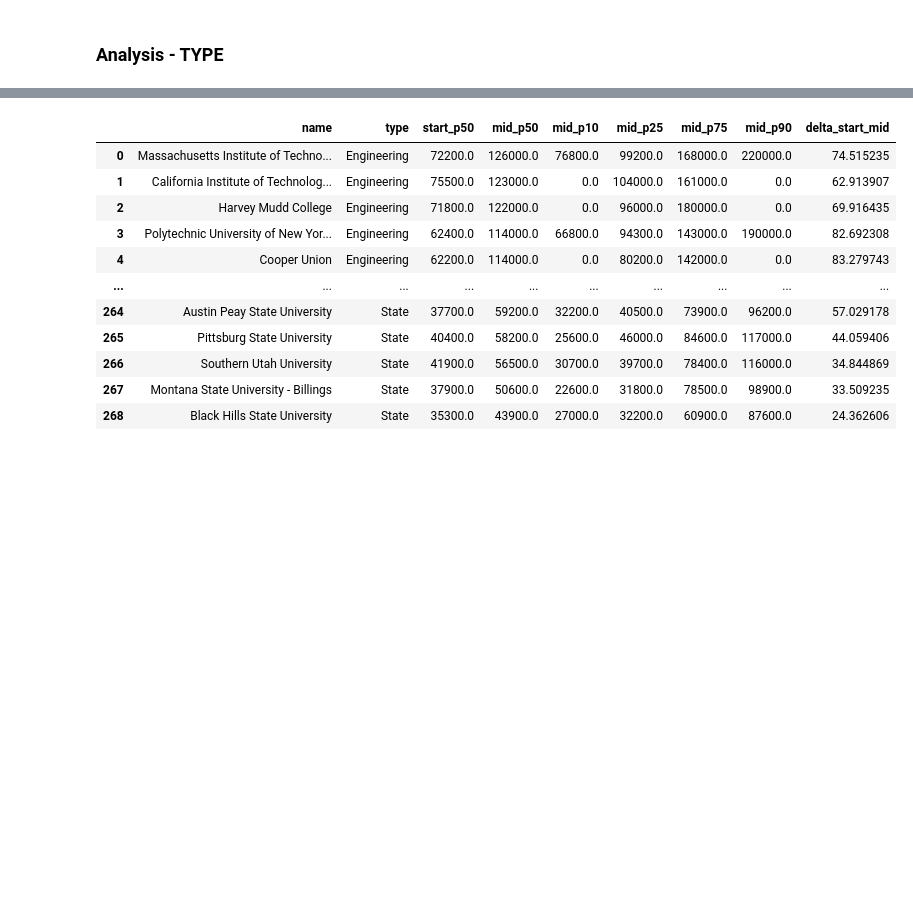
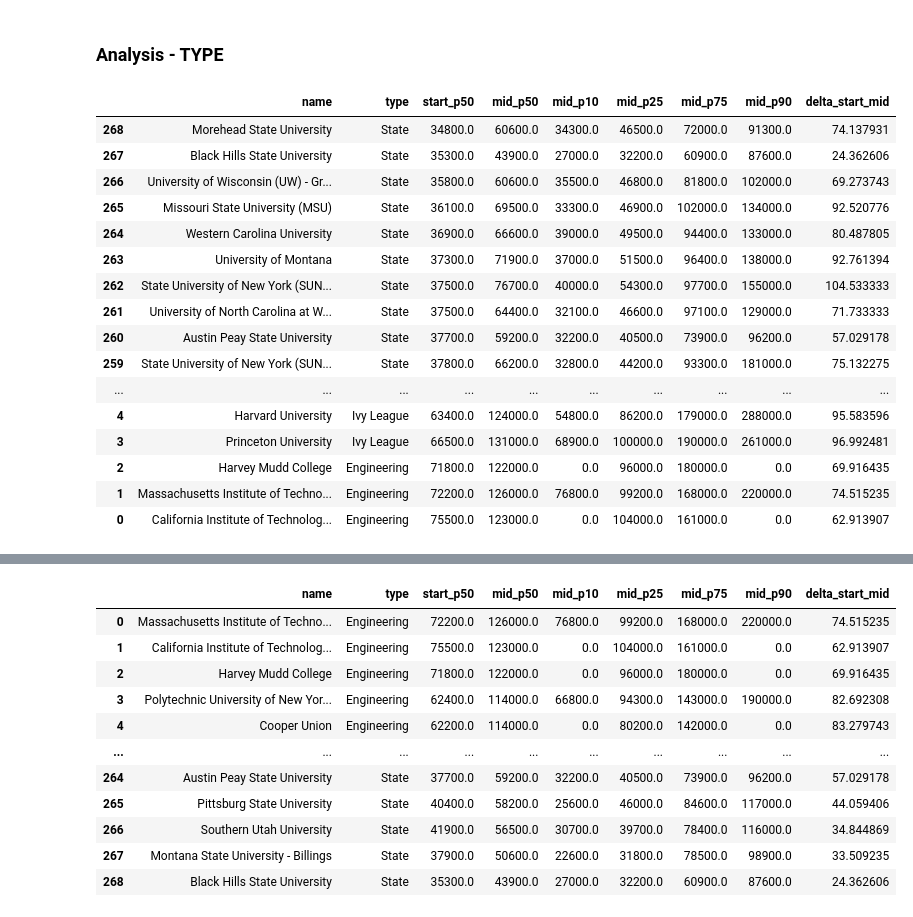
Before and after one commit to LyuboKushev/college-attendance-usa, a Jupyter notebook: Where It Pays to Attend College.ipynb, the cells around one changed output, grey strips where cells are left out. Saved outputs shown, nothing was run; the diff lists cells and outputs as text; code cells hidden in the pictures; blank space fills up the shorter version.

```diff
--- a/Where It Pays to Attend College.ipynb
+++ b/Where It Pays to Attend College.ipynb
@@ -407,12 +414,28 @@ memory usage: 19.0+ KB
 # %%
 # sort values of TYPE by starting median salary
 short_term = TYPE.sort_values("start_p50", ascending=False)
-
-# Values of only the start_p50 sorted
-values = short_term["start_p50"].tolist()
-
-# Create an index for the sorted Values
-ind=np.arange(len(values))
+short_term = short_term.reset_index(drop=True)
+short_term = short_term.sort_index(axis=0, ascending=False)
+# %%
+short_term
+# %% [output]
+|  | name | type | start_p50 | mid_p50 | mid_p10 | mid_p25 | mid_p75 | mid_p90 | delta_start_mid |
+| 268 | Morehead State University | State | 34800.0 | 60600.0 | 34300.0 | 46500.0 | 72000.0 | 91300.0 | 74.137931 |
+| 267 | Black Hills State University | State | 35300.0 | 43900.0 | 27000.0 | 32200.0 | 60900.0 | 87600.0 | 24.362606 |
+| 266 | University of Wisconsin (UW) - Gr... | State | 35800.0 | 60600.0 | 35500.0 | 46800.0 | 81800.0 | 102000.0 | 69.273743 |
+| 265 | Missouri State University (MSU) | State | 36100.0 | 69500.0 | 33300.0 | 46900.0 | 102000.0 | 134000.0 | 92.520776 |
+| 264 | Western Carolina University | State | 36900.0 | 66600.0 | 39000.0 | 49500.0 | 94400.0 | 133000.0 | 80.487805 |
+| 263 | University of Montana | State | 37300.0 | 71900.0 | 37000.0 | 51500.0 | 96400.0 | 138000.0 | 92.761394 |
+| 262 | State University of New York (SUN... | State | 37500.0 | 76700.0 | 40000.0 | 54300.0 | 97700.0 | 155000.0 | 104.533333 |
+| 261 | University of North Carolina at W... | State | 37500.0 | 64400.0 | 32100.0 | 46600.0 | 97100.0 | 129000.0 | 71.733333 |
+| 260 | Austin Peay State University | State | 37700.0 | 59200.0 | 32200.0 | 40500.0 | 73900.0 | 96200.0 | 57.029178 |
+| 259 | State University of New York (SUN... | State | 37800.0 | 66200.0 | 32800.0 | 44200.0 | 93300.0 | 181000.0 | 75.132275 |
+| ... | ... | ... | ... | ... | ... | ... | ... | ... | ... |
+| 4 | Harvard University | Ivy League | 63400.0 | 124000.0 | 54800.0 | 86200.0 | 179000.0 | 288000.0 | 95.583596 |
+| 3 | Princeton University | Ivy League | 66500.0 | 131000.0 | 68900.0 | 100000.0 | 190000.0 | 261000.0 | 96.992481 |
+| 2 | Harvey Mudd College | Engineering | 71800.0 | 122000.0 | 0.0 | 96000.0 | 180000.0 | 0.0 | 69.916435 |
+| 1 | Massachusetts Institute of Techno... | Engineering | 72200.0 | 126000.0 | 76800.0 | 99200.0 | 168000.0 | 220000.0 | 74.515235 |
+| 0 | California Institute of Technolog... | Engineering | 75500.0 | 123000.0 | 0.0 | 104000.0 | 161000.0 | 0.0 | 62.913907 |
 # %%
 output_notebook()
 
```
Also changed, not shown: parts of 4 cells of this notebook.
